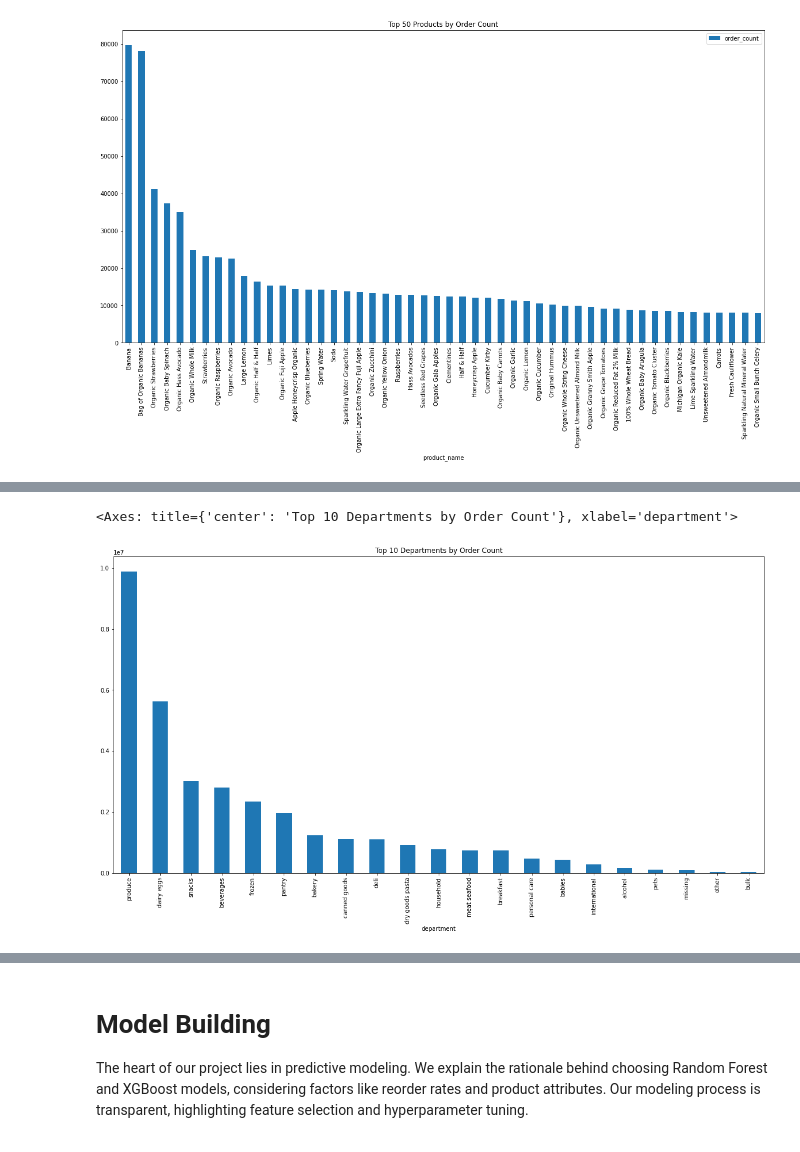
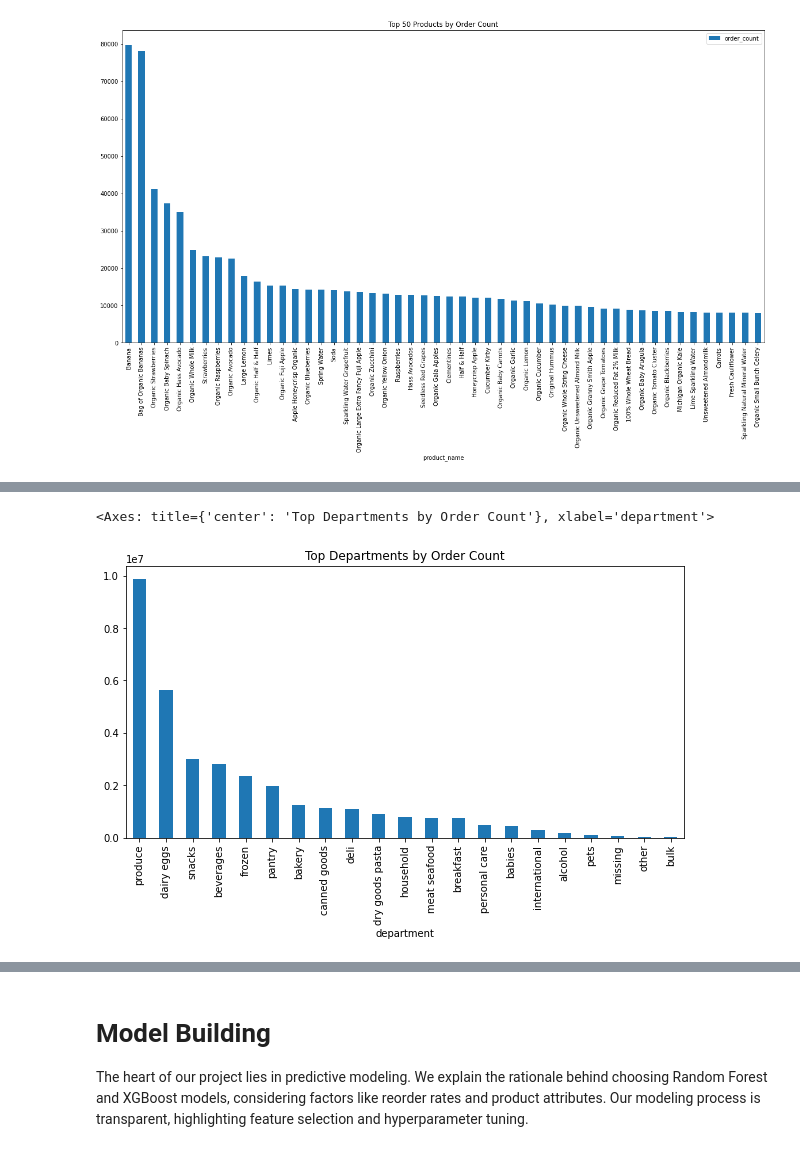
Before and after one commit to cur8tor/tmartzDS, a Jupyter notebook: milestone3.ipynb, the cells around one changed output, grey strips where cells are left out. Drawn from its saved outputs; the diff is of its cells as text; code cells hidden in the pictures.

```diff
--- a/milestone3.ipynb
+++ b/milestone3.ipynb
@@ -132,7 +142,7 @@ df.groupby('aisle')['order_count'].sum().sort_values(ascending=False)[:25].plot.
 # %%
-# Plot top 10 Departments by Order Count
+# Plot top Departments by Order Count
 df = pd.read_csv('/Users/tannermartz/Documents/GitHub/tmartzDS/Output/DepartmentsNew.csv')
-df.groupby('department')['order_count'].sum().sort_values(ascending=False)[:25].plot.bar(figsize=(20,10), title='Top 10 Departments by Order Count')
+df.groupby('department')['order_count'].sum().sort_values(ascending=False)[:25].plot.bar(figsize=(10,5), title='Top Departments by Order Count')
 # %% [output]
-<Axes: title={'center': 'Top 10 Departments by Order Count'}, xlabel='department'>
+<Axes: title={'center': 'Top Departments by Order Count'}, xlabel='department'>
-[figure, old version]
+[figure, new version]
```
Also changed, not shown: parts of 11 cells of this notebook, 1 other file.
